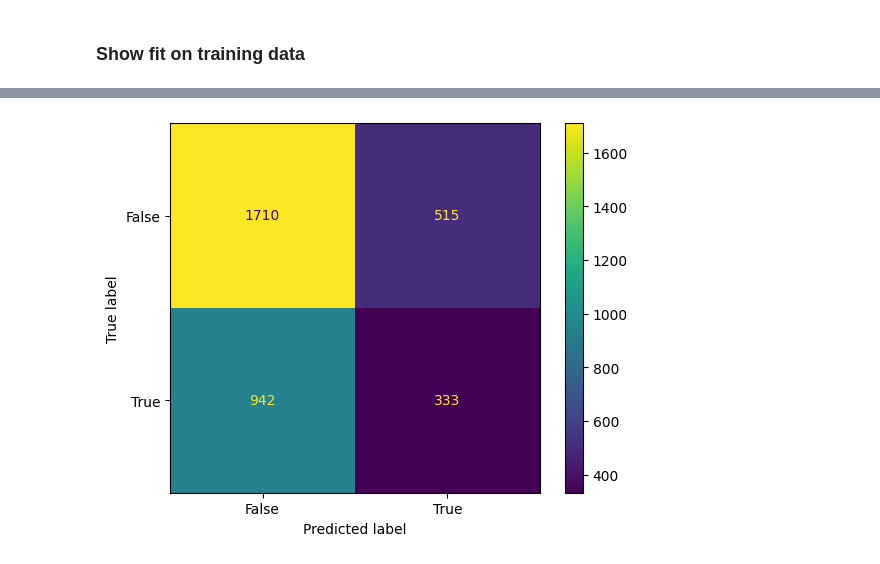
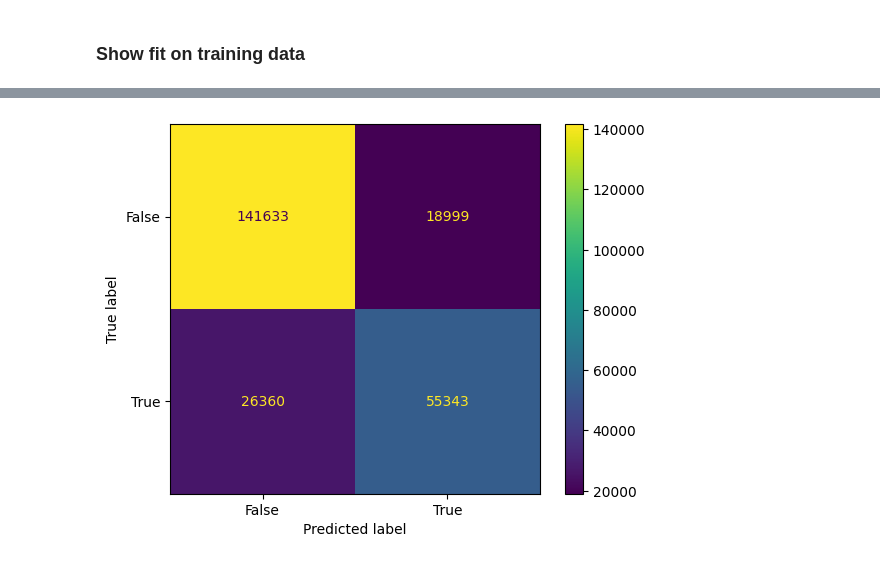
Before and after one commit to s-kganz/ForestLST, a Jupyter notebook: notebooks/build_preisler_nn.ipynb, the cells around one changed output, grey strips where cells are left out. Drawn from its saved outputs; the diff is of its cells as text; code cells hidden in the pictures.

Commit message:
use csv data pipeline

```diff
--- a/notebooks/build_preisler_nn.ipynb
+++ b/notebooks/build_preisler_nn.ipynb
@@ -135,3 +105,15 @@ feature
+# %%
+# Convert to tfdatasets
+targets = ["pct_mortality", "mortality"]
+
+def df_to_tfdataset(df):
+    inputs = dict(df.drop(targets, axis=1))
+    outputs = dict(df[targets])
+    return tf.data.Dataset.from_tensor_slices((inputs, outputs))
+
+tf_train = df_to_tfdataset(ds_train)
+tf_valid = df_to_tfdataset(ds_valid)
+tf_test  = df_to_tfdataset(ds_test)
 # %% [markdown]
 ### Model building
 # %%
@@ -249,8 +221,28 @@ tensorboard_callback = tf.keras.callbacks.TensorBoard(logdir, histogram_freq=1)
+# %%
+# Callbacks
+model_name = "preisler_dense_dual.keras"
+earlystop = keras.callbacks.EarlyStopping(monitor="loss", patience=5)
+checkpoint = keras.callbacks.ModelCheckpoint(os.path.join("data_working", "models", model_name))
+logdir = os.path.join("logs", model_name)
+tensorboard_callback = tf.keras.callbacks.TensorBoard(logdir, histogram_freq=1)
+
+# Delete any existing logs
+for fname in os.listdir(logdir):
+    file_path = os.path.join(logdir, fname)
+    try:
+        if os.path.isfile(file_path) or os.path.islink(file_path):
+            os.unlink(file_path)
+        elif os.path.isdir(file_path):
+            shutil.rmtree(file_path)
+    except OSError as e:
+        print("Failed to delete", file_path)
 # %%
+batch_size = 512
+
 history = model.fit(
-    x=ds_train,
-    validation_data=ds_valid,
-    epochs=100,
-    verbose=0,
-    callbacks=[earlystop, checkpoint, tensorboard_callback]
+    x=tf_train.batch(batch_size),
+    validation_data=tf_valid.batch(batch_size),
+    epochs=30,
+    verbose=1,
+    callbacks=[checkpoint, tensorboard_callback]
 )
@@ -266,7 +267,8 @@ plt.show()
 # %% [markdown]
 ### Show fit on training data
 # %%
-y_train_hat = model.predict(ds_train)
+y_train = ds_train.mortality
+y_train_hat = model.predict(tf_train.batch(512))[1]
 y_train_hat_classif = y_train_hat > 0.5
 
 ConfusionMatrixDisplay.from_predictions(y_train, y_train_hat_classif)
@@ -276,4 +278,4 @@ plt.show()
-[figure, old version]
+[figure, new version]
 # %%
 plt.hist(y_train_hat)
 plt.show()
```
Also changed, not shown: parts of 40 cells of this notebook, 1 other file.
